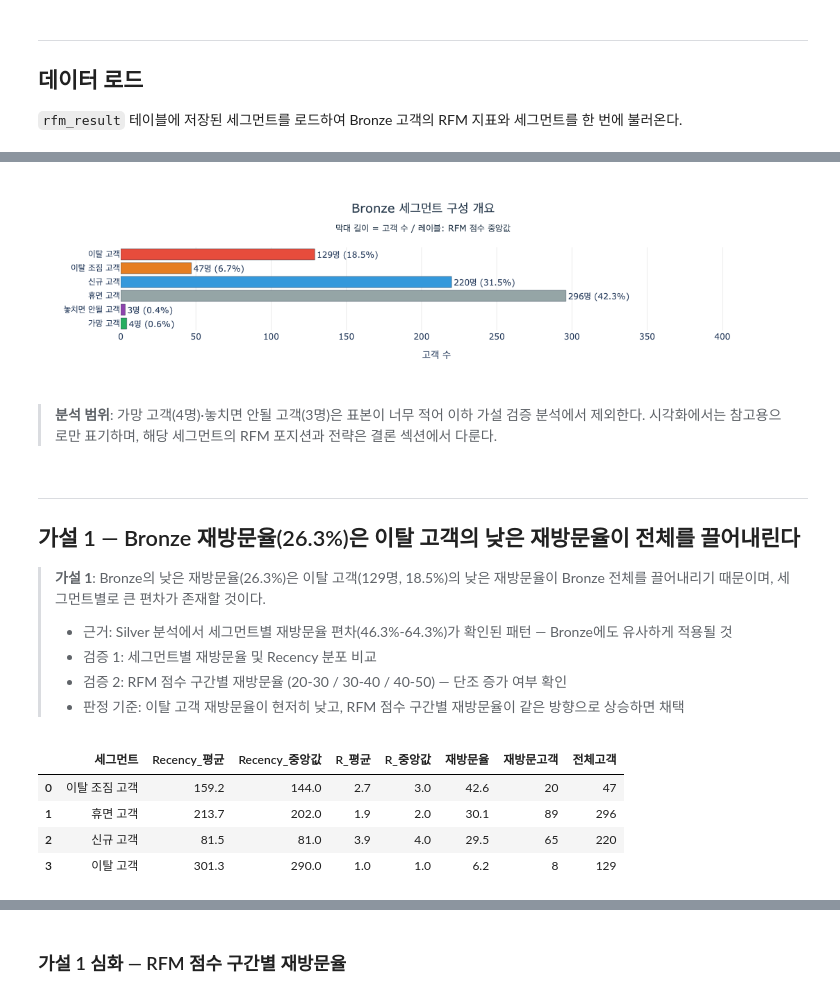
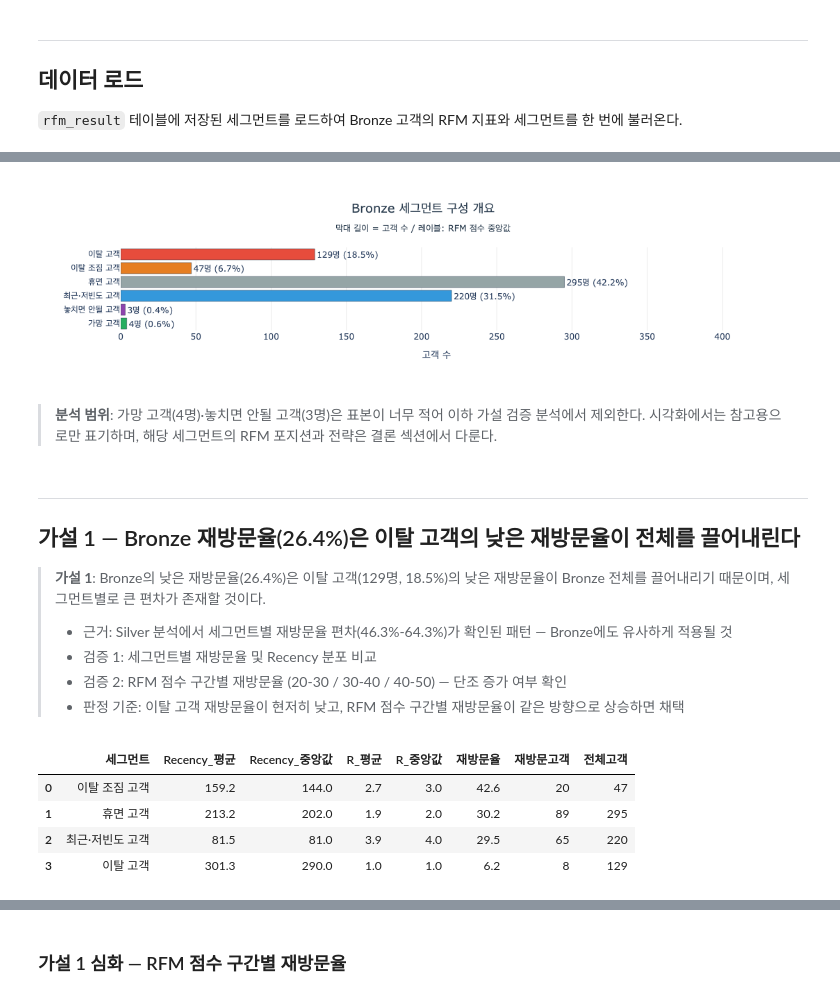
Before and after one commit to kth530/dacon_e_commerce, a Jupyter notebook: notebooks/04_segment_bronze.ipynb, the cells around one changed output, grey strips where cells are left out. Cells and saved outputs as stored; diff of their text form; code cells hidden in the pictures.

```diff
--- a/notebooks/04_segment_bronze.ipynb
+++ b/notebooks/04_segment_bronze.ipynb
@@ -55,22 +56,32 @@ import pandas as pd
 import numpy as np
 import plotly.graph_objects as go
 from plotly.subplots import make_subplots
-from sqlalchemy import create_engine
+from sqlalchemy import URL, create_engine
 from dotenv import load_dotenv
 import os
+from pathlib import Path
 
-load_dotenv()
-engine = create_engine(
-    f"mysql+mysqlconnector://{os.getenv('DB_USER')}:{os.getenv('DB_PASSWORD')}"
-    f"@{os.getenv('DB_HOST')}/{os.getenv('DB_NAME')}"
+PROJECT_ROOT = next(
+    path for path in [Path.cwd(), *Path.cwd().parents]
+    if (path / '.env').exists() and (path / 'sql').is_dir()
 )
+load_dotenv(PROJECT_ROOT / '.env')
+
+db_url = URL.create(
+    'mysql+mysqlconnector',
+    username=os.getenv('DB_USER'),
+    password=os.getenv('DB_PASSWORD'),
+    host=os.getenv('DB_HOST'),
+    database=os.getenv('DB_NAME'),
+)
+engine = create_engine(db_url)
 
 # 분석 SQL은 ../sql/04_segment_bronze.sql 에 모으고 `-- name:` 마커로 구분한다.
 import re
 from pathlib import Path
 from sqlalchemy import text
 
-SQL_FILE = Path('../sql/04_segment_bronze.sql')
+SQL_FILE = PROJECT_ROOT / 'sql' / '04_segment_bronze.sql'
 
 def load_queries(path):
     """`-- name: 이름 | 설명` 마커로 SQL을 쪼개 {이름: 쿼리}로 반환."""
@@ -107,7 +118,7 @@ bronze_rfm.head()
 # %%
 seg_color = {
     '휴면 고객': '#95a5a6',
-    '신규 고객': '#3498db',
+    '최근·저빈도 고객': '#3498db',
     '이탈 고객': '#e74c3c',
     '이탈 조짐 고객': '#e67e22',
     '가망 고객': '#27ae60',
@@ -115,7 +126,7 @@ seg_color = {
 }
 seg_group_map = {
     '휴면 고객': '재활성화군',
-    '신규 고객': '온보딩군',
+    '최근·저빈도 고객': '초기활성군',
     '이탈 고객': '이탈군',
     '이탈 조짐 고객': '재활성화군',
     '가망 고객': '재활성화군',
@@ -150,39 +161,39 @@ seg_overview
 | 5 | 이탈 고객 | 129 | 1.0 | 1.0 | 1.0 | 20.00 | 290.0 | 3.0 | 346.67 | ... |
 # %%
-main_segs = ['휴면 고객', '신규 고객', '이탈 고객', '이탈 조짐 고객', '가망 고객', '놓치면 안될 고객']
+main_segs = ['휴면 고객', '최근·저빈도 고객', '이탈 고객', '이탈 조짐 고객', '가망 고객', '놓치면 안될 고객']
 fig = go.Figure()
 for _, row in seg_overview[seg_overview['세그먼트'].isin(main_segs)].iterrows():
     seg = row['세그먼트']
     fig.add_trace(go.Bar(
         x=[row['고객수']],
         y=[seg],
         orientation='h',
         marker=dict(color=seg_color.get(seg, '#cccccc'), line=dict(color='#2c3e50', width=0.5)),
         text=[f"{row['고객수']}명 ({row['고객수']/699*100:.1f}%)"],
         textposition='outside',
         showlegend=False,
     ))
 
 fig.update_layout(
     title=dict(
         text='Bronze 세그먼트 구성 개요<br><sub>막대 길이 = 고객 수 / 레이블: RFM 점수 중앙값</sub>',
         x=0.5, xanchor='center', font=dict(size=18, color='#2c3e50')
     ),
     plot_bgcolor='white',
     xaxis=dict(title='고객 수', range=[0, 420], gridcolor='#ececec'),
     yaxis=dict(title=''),
     height=300,
 )
 fig.show()
 # %% [output]
-[figure, old version]
+[figure, new version]
 # %% [markdown]
 > **분석 범위**: 가망 고객(4명)·놓치면 안될 고객(3명)은 표본이 너무 적어 이하 가설 검증 분석에서 제외한다. 시각화에서는 참고용으로만 표기하며, 해당 세그먼트의 RFM 포지션과 전략은 결론 섹션에서 다룬다.
 # %% [markdown]
 ---
-## 가설 1 — Bronze 재방문율(26.3%)은 이탈 고객의 낮은 재방문율이 전체를 끌어내린다
+## 가설 1 — Bronze 재방문율(26.4%)은 이탈 고객의 낮은 재방문율이 전체를 끌어내린다
 
-> **가설 1**: Bronze의 낮은 재방문율(26.3%)은 이탈 고객(129명, 18.5%)의 낮은 재방문율이 Bronze 전체를 끌어내리기 때문이며, 세그먼트별로 큰 편차가 존재할 것이다.
+> **가설 1**: Bronze의 낮은 재방문율(26.4%)은 이탈 고객(129명, 18.5%)의 낮은 재방문율이 Bronze 전체를 끌어내리기 때문이며, 세그먼트별로 큰 편차가 존재할 것이다.
 >
 > - 근거: Silver 분석에서 세그먼트별 재방문율 편차(46.3%-64.3%)가 확인된 패턴 — Bronze에도 유사하게 적용될 것
 > - 검증 1: 세그먼트별 재방문율 및 Recency 분포 비교
@@ -194,7 +205,7 @@ visit_h1 = visit_h1.merge(bronze_rfm[['고객ID', 'Recency', 'R']], on='고객ID
 visit_h1['재방문'] = visit_h1['방문일수'] > 1
 visit_h1['그룹'] = visit_h1['세그먼트'].map(seg_group_map)
 
-main4 = ['휴면 고객', '신규 고객', '이탈 고객', '이탈 조짐 고객']
+main4 = ['휴면 고객', '최근·저빈도 고객', '이탈 고객', '이탈 조짐 고객']
 seg_revisit = (
     visit_h1[visit_h1['세그먼트'].isin(main4)]
     .groupby('세그먼트')
@@ -225,8 +236,8 @@ h1_stats
 # %% [output]
 |  | 세그먼트 | Recency_평균 | Recency_중앙값 | R_평균 | R_중앙값 | 재방문율 | 재방문고객 | 전체고객 |
 | 0 | 이탈 조짐 고객 | 159.2 | 144.0 | 2.7 | 3.0 | 42.6 | 20 | 47 |
-| 1 | 휴면 고객 | 213.7 | 202.0 | 1.9 | 2.0 | 30.1 | 89 | 296 |
-| 2 | 신규 고객 | 81.5 | 81.0 | 3.9 | 4.0 | 29.5 | 65 | 220 |
+| 1 | 휴면 고객 | 213.2 | 202.0 | 1.9 | 2.0 | 30.2 | 89 | 295 |
+| 2 | 최근·저빈도 고객 | 81.5 | 81.0 | 3.9 | 4.0 | 29.5 | 65 | 220 |
 | 3 | 이탈 고객 | 301.3 | 290.0 | 1.0 | 1.0 | 6.2 | 8 | 129 |
 # %%
 fig = make_subplots(
```
Also changed, not shown: parts of 34 cells of this notebook, 22 other files.
